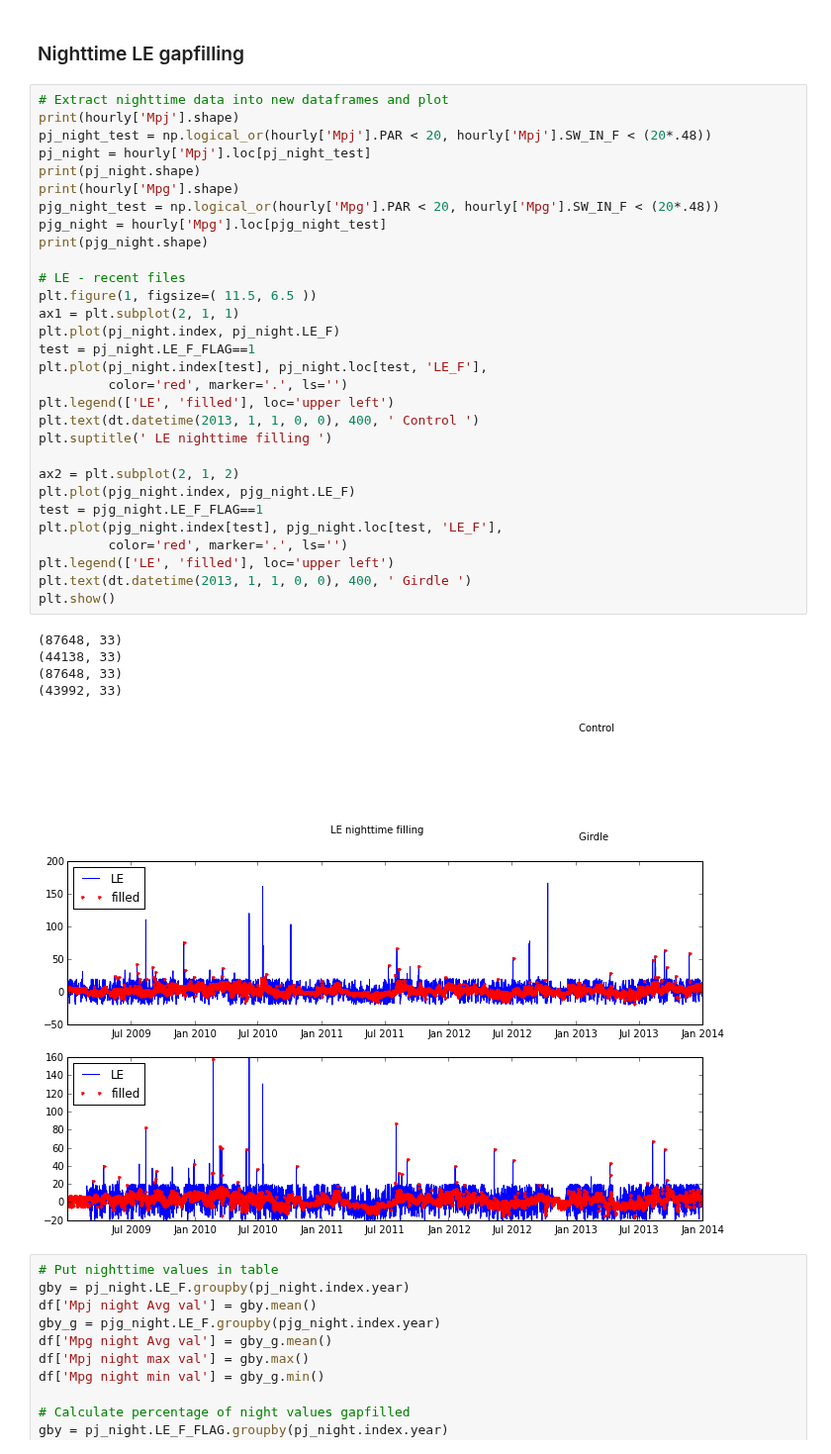
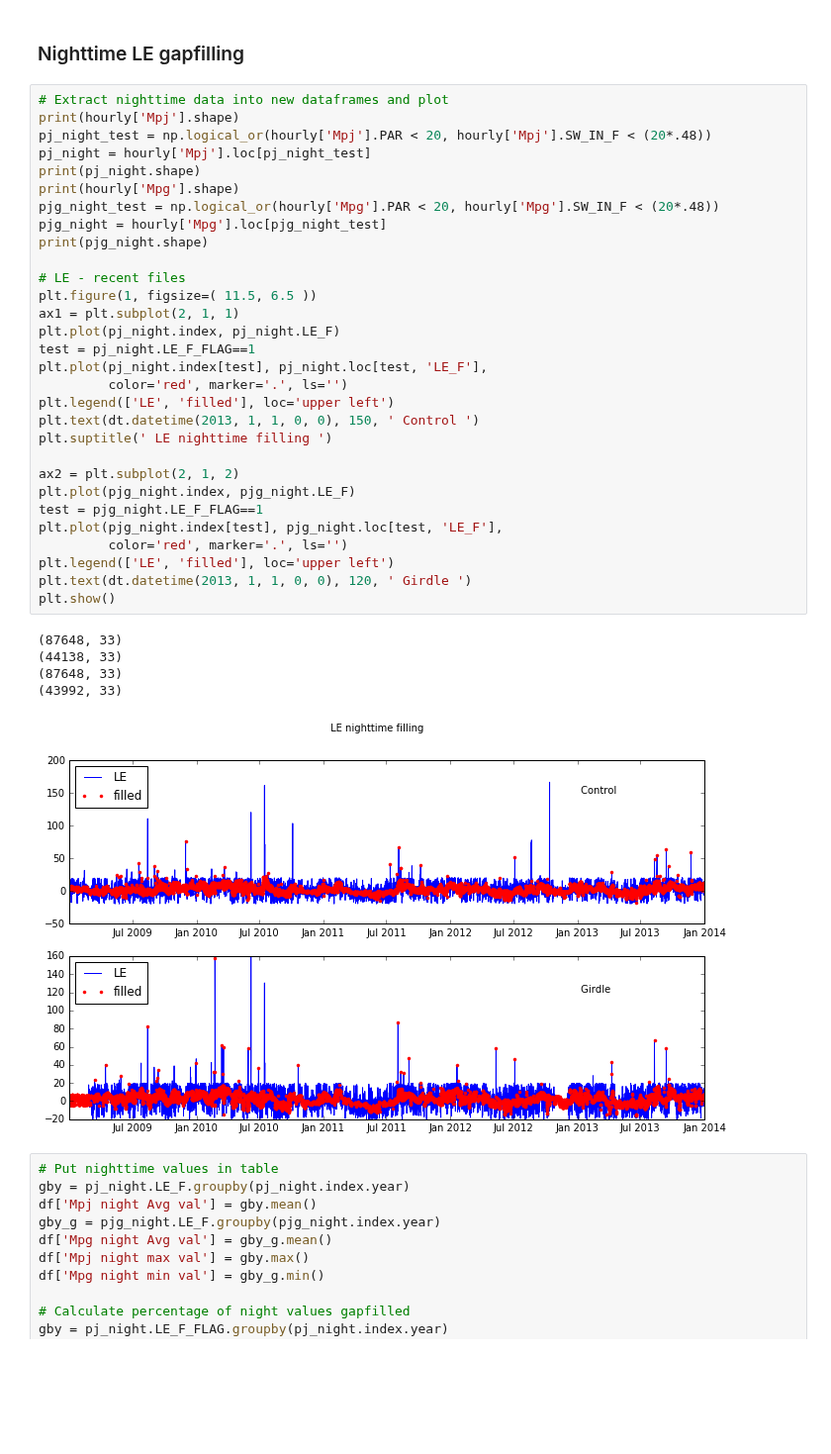
Before and after one commit to gremau/NMEG_miscellany, a Jupyter notebook: jupyter/laura_vs_greg.ipynb, the cells around one changed output. Shown at 99% size. Cells and saved outputs as stored; diff of their text form; blank space fills up the shorter version.

```diff
--- a/jupyter/laura_vs_greg.ipynb
+++ b/jupyter/laura_vs_greg.ipynb
@@ -280,36 +323,36 @@ print(hourly['Mpj'].shape)
 pj_night_test = np.logical_or(hourly['Mpj'].PAR < 20, hourly['Mpj'].SW_IN_F < (20*.48))
 pj_night = hourly['Mpj'].loc[pj_night_test]
 print(pj_night.shape)
 print(hourly['Mpg'].shape)
 pjg_night_test = np.logical_or(hourly['Mpg'].PAR < 20, hourly['Mpg'].SW_IN_F < (20*.48))
 pjg_night = hourly['Mpg'].loc[pjg_night_test]
 print(pjg_night.shape)
 
 # LE - recent files
 plt.figure(1, figsize=( 11.5, 6.5 ))
 ax1 = plt.subplot(2, 1, 1)
 plt.plot(pj_night.index, pj_night.LE_F)
 test = pj_night.LE_F_FLAG==1
 plt.plot(pj_night.index[test], pj_night.loc[test, 'LE_F'],
          color='red', marker='.', ls='')
 plt.legend(['LE', 'filled'], loc='upper left')
-plt.text(dt.datetime(2013, 1, 1, 0, 0), 400, ' Control ')
+plt.text(dt.datetime(2013, 1, 1, 0, 0), 150, ' Control ')
 plt.suptitle(' LE nighttime filling ')
 
 ax2 = plt.subplot(2, 1, 2)
 plt.plot(pjg_night.index, pjg_night.LE_F)
 test = pjg_night.LE_F_FLAG==1
 plt.plot(pjg_night.index[test], pjg_night.loc[test, 'LE_F'],
          color='red', marker='.', ls='')
 plt.legend(['LE', 'filled'], loc='upper left')
-plt.text(dt.datetime(2013, 1, 1, 0, 0), 400, ' Girdle ')
+plt.text(dt.datetime(2013, 1, 1, 0, 0), 120, ' Girdle ')
 plt.show()
 # %% [output]
 (87648, 33)
 (44138, 33)
 (87648, 33)
 (43992, 33)
-[figure, old version]
+[figure, new version]
 # %%
 # Put nighttime values in table
 gby = pj_night.LE_F.groupby(pj_night.index.year)
```
Also changed, not shown: parts of 18 cells of this notebook.
